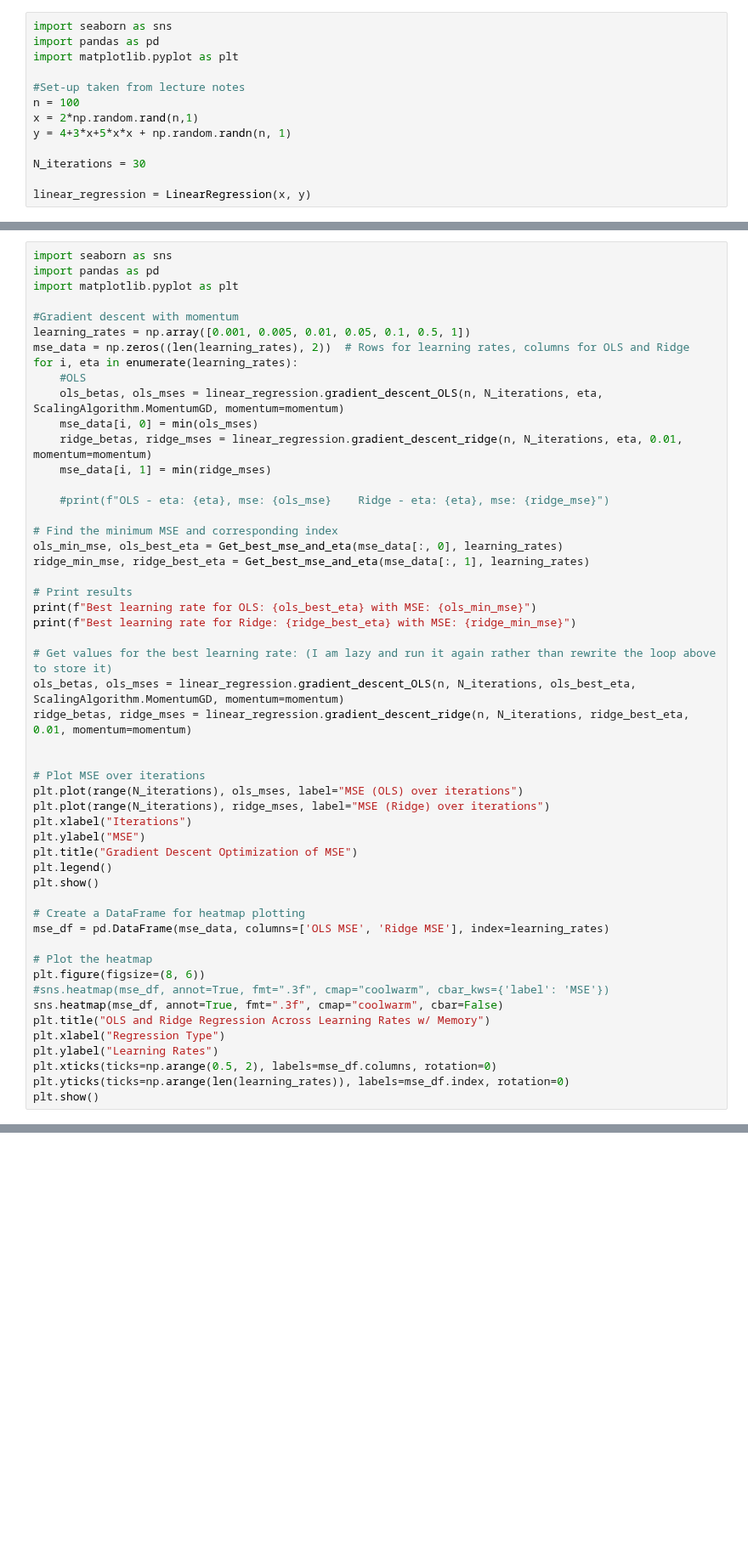
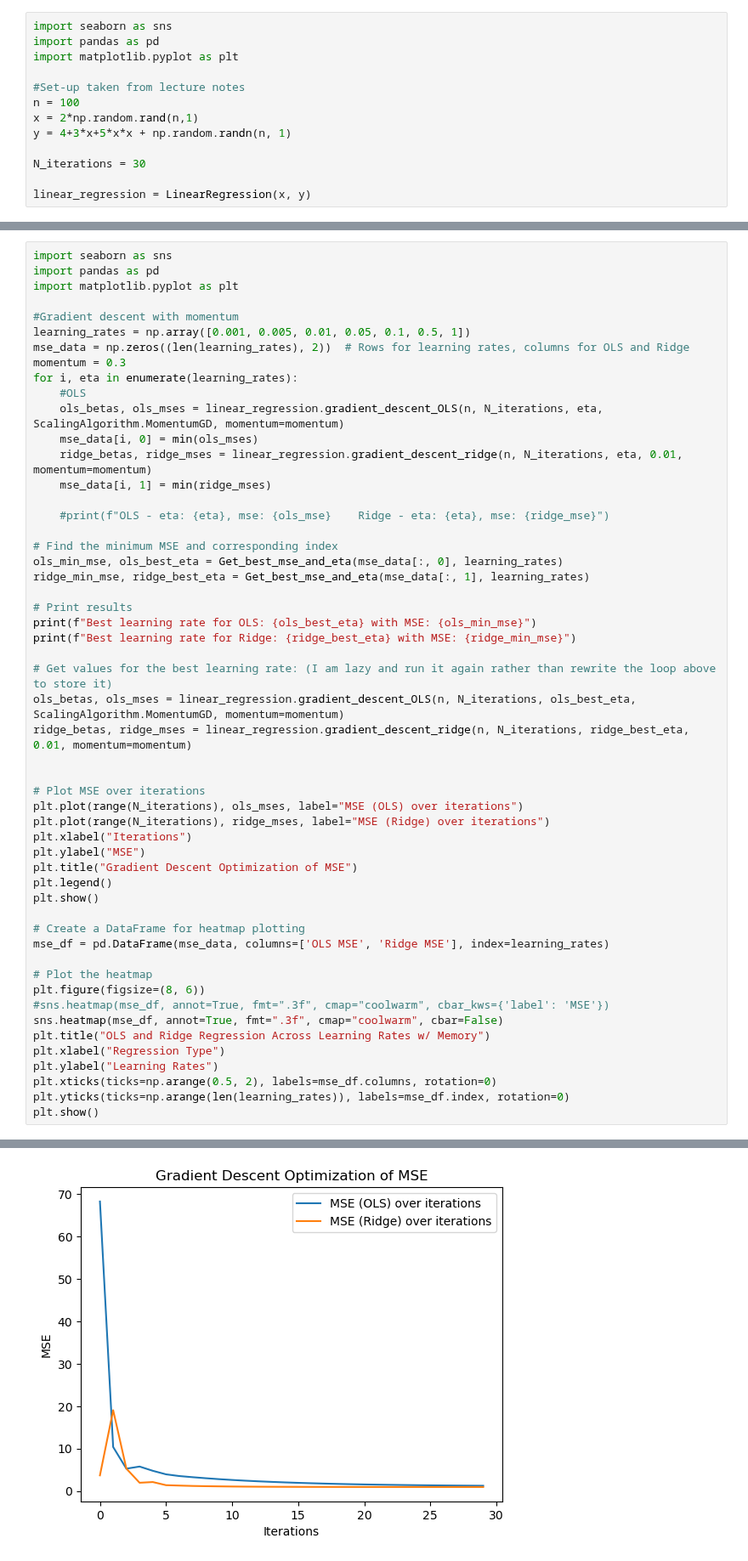
Before and after one commit to hellegje/fys-stk4155, a Jupyter notebook: Project2/Project2.ipynb, the cells around one changed output, grey strips where cells are left out. Shown at 85% size. Saved outputs shown, nothing was run; the diff lists cells and outputs as text; blank space fills up the shorter version.

```diff
--- a/Project2/Project2.ipynb
+++ b/Project2/Project2.ipynb
@@ -372,6 +372,7 @@ import matplotlib.pyplot as plt
 #Gradient descent with momentum
 learning_rates = np.array([0.001, 0.005, 0.01, 0.05, 0.1, 0.5, 1])
 mse_data = np.zeros((len(learning_rates), 2))  # Rows for learning rates, columns for OLS and Ridge
+momentum = 0.3
 for i, eta in enumerate(learning_rates):
     #OLS
     ols_betas, ols_mses = linear_regression.gradient_descent_OLS(n, N_iterations, eta, ScalingAlgorithm.MomentumGD, momentum=momentum)
@@ -420,0 +423 @@ NameError: name 'momentum' is not defined
+[figure, added]
```
Also changed, not shown: parts of 9 cells of this notebook.
